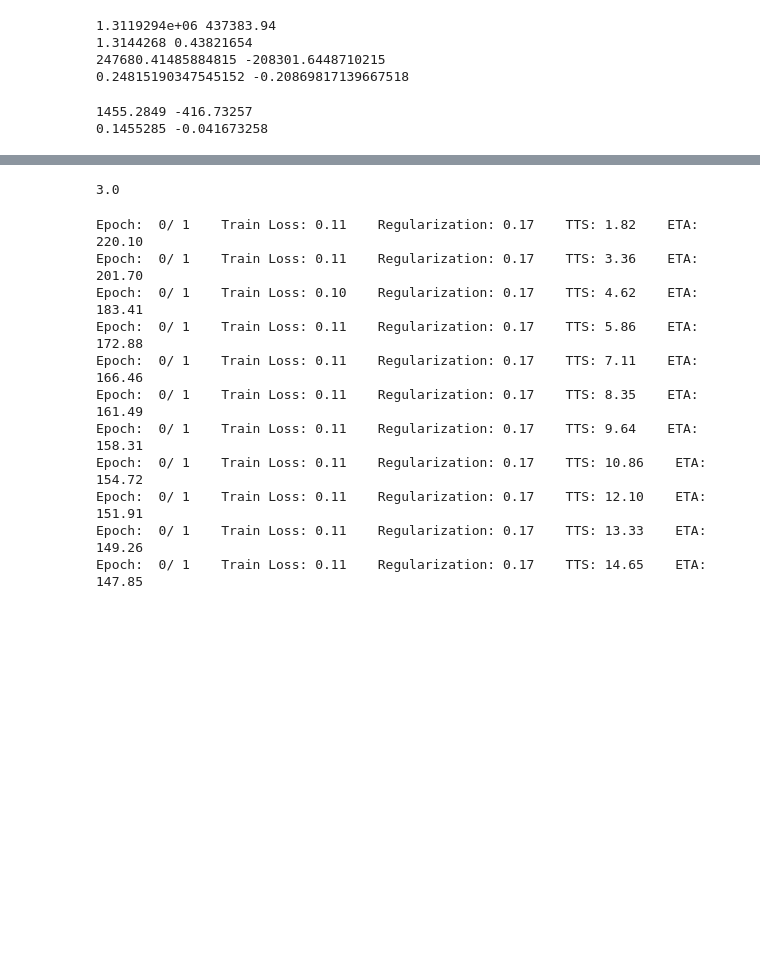
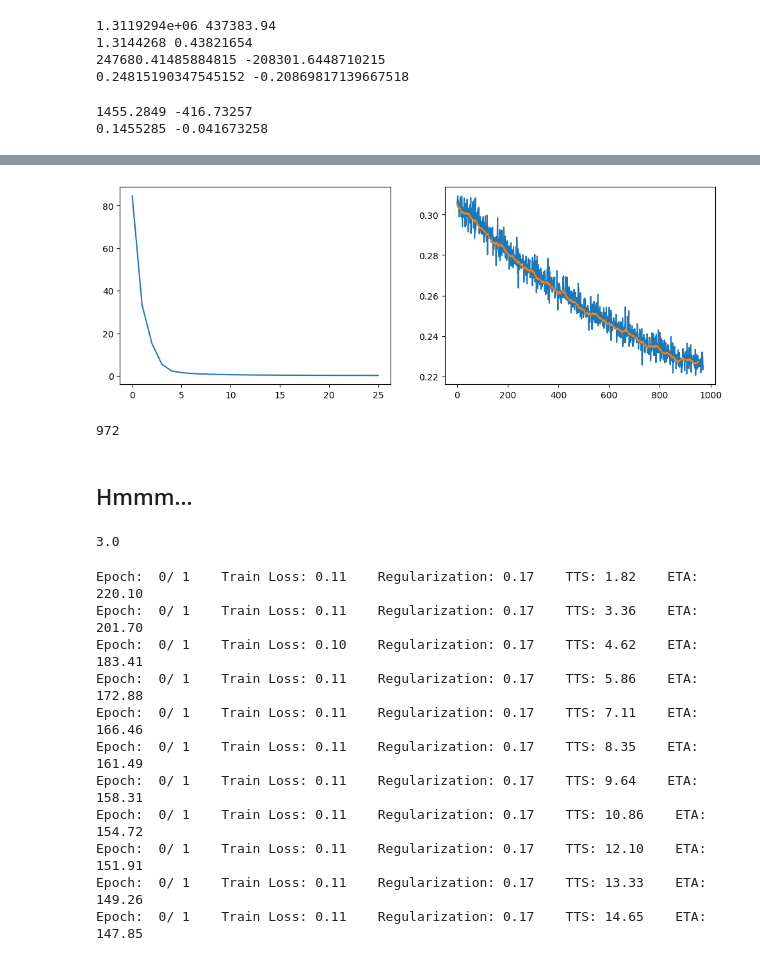
Before and after one commit to Minecraftian14/rs-fatigue-aware-dual-system-recommender-system, a Jupyter notebook: sandbox/kuairec_embedding_training.ipynb, the cells around one changed output, grey strips where cells are left out. Drawn from its saved outputs; the diff is of its cells as text; code cells hidden in the pictures; blank space fills up the shorter version.

```diff
--- a/sandbox/kuairec_embedding_training.ipynb
+++ b/sandbox/kuairec_embedding_training.ipynb
@@ -285,0 +301,36 @@ except:
+# %%
+try:
+    id_training_loss = locals().get('id_training_loss', None)
+    id_trainer = Trainer(
+        model=model,
+        train_dataloader=DataLoader(ds_train_v2, batch_size=8192),
+        # val_dataloader=DataLoader(ds_test, batch_size=1024),
+        criterion=loss_fn_mse_only,
+        optimizer=lambda x: torch.optim.Adam(x, lr=0.0003),
+        epochs=10,
+        record_per_epoch_training_loss=True,
+        record_per_batch_training_loss=True,
+        loss=id_training_loss,
+    )
+    id_training_loss = id_trainer.loss
+    id_trainer.load_model("model_id_trained_embedder_v1.pt")
+except:
+    traceback.print_exc()
+# %%
+try:
+    id_trainer.epochs = 1
+    id_trainer.learning_rate(0.0003)
+except:
+    traceback.print_exc()
+# %%
+try:
+    model.prepare_for_id_based_embeds_training()
+    id_trainer.train()
+
+    _, axs = plt.subplots(1, 2, figsize=(12, 4))
+    axs[0].plot(id_trainer.loss['train'])
+    axs[1].plot(id_trainer.loss['batch.train'])
+    axs[1].plot(running_average(id_trainer.loss['batch.train'], 20))
+except:
+    traceback.print_exc()
+# %% [output]
@@ -285,0 +354,9 @@ except:
+[figure, added]
+# %%
+try:
+    # id_trainer.loss['batch.train'] = id_trainer.loss['batch.train'][1200:]
+    print(len(id_trainer.loss['batch.train']))
+except:
+    traceback.print_exc()
+# %% [output]
+972
@@ -286,3 +368,5 @@ except:
+# %% [markdown]
+## Hmmm...
 # %%
 loss = None
 # %%
```
Also changed, not shown: parts of 8 cells of this notebook.
